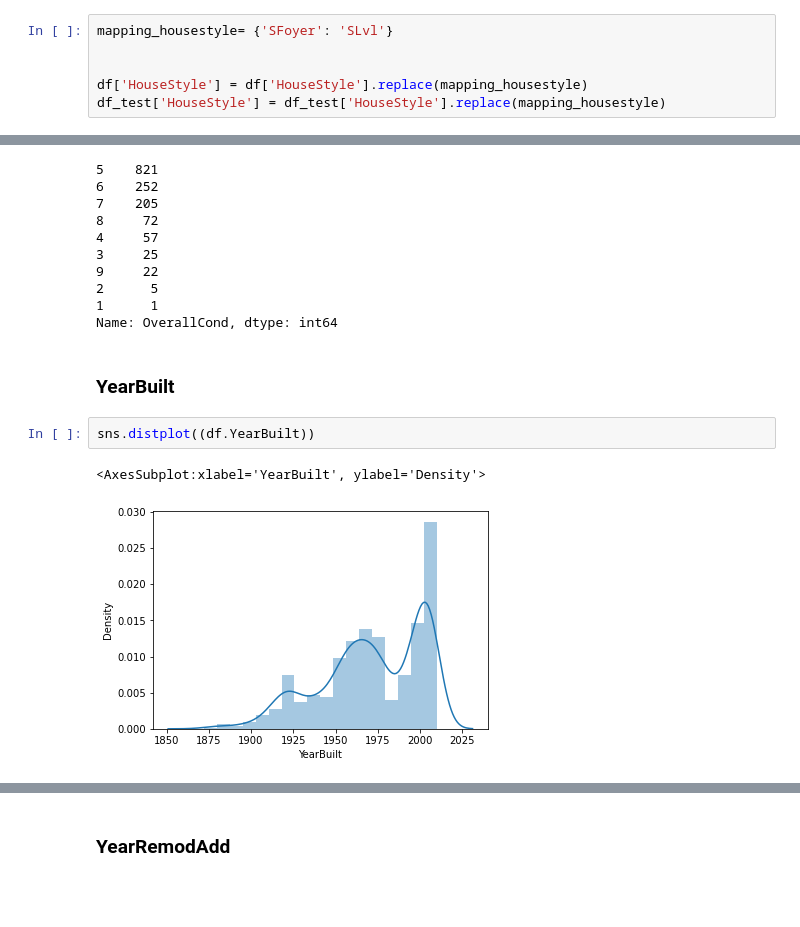
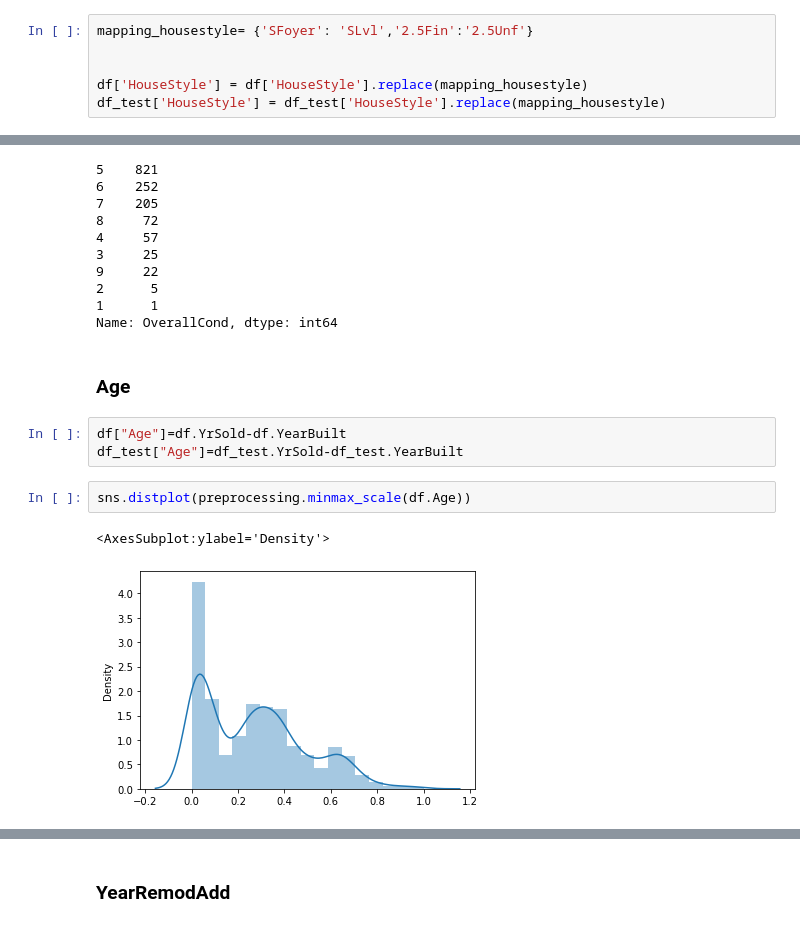
Before and after one commit to marbc3/House-Price-Prediction, a Jupyter notebook: House Price Prediction.ipynb, the cells around one changed output, grey strips where cells are left out. Drawn from its saved outputs; the diff is of its cells as text; blank space fills up the shorter version.

```diff
--- a/House Price Prediction.ipynb
+++ b/House Price Prediction.ipynb
@@ -476,7 +476,7 @@ SFoyer     37
 2.5Fin      8
 Name: HouseStyle, dtype: int64
 # %%
-mapping_housestyle= {'SFoyer': 'SLvl'}
+mapping_housestyle= {'SFoyer': 'SLvl','2.5Fin':'2.5Unf'}
 
 
 df['HouseStyle'] = df['HouseStyle'].replace(mapping_housestyle)
@@ -514,9 +514,12 @@ df.OverallCond.value_counts()
 1      1
 Name: OverallCond, dtype: int64
 # %% [markdown]
-### YearBuilt
+### Age
+# %%
+df["Age"]=df.YrSold-df.YearBuilt
+df_test["Age"]=df_test.YrSold-df_test.YearBuilt
 # %%
-sns.distplot((df.YearBuilt))
+sns.distplot(preprocessing.minmax_scale(df.Age))
 # %% [output]
-<AxesSubplot:xlabel='YearBuilt', ylabel='Density'>
+<AxesSubplot:ylabel='Density'>
-[figure, old version]
+[figure, new version]
```
Also changed, not shown: parts of 131 cells of this notebook.
